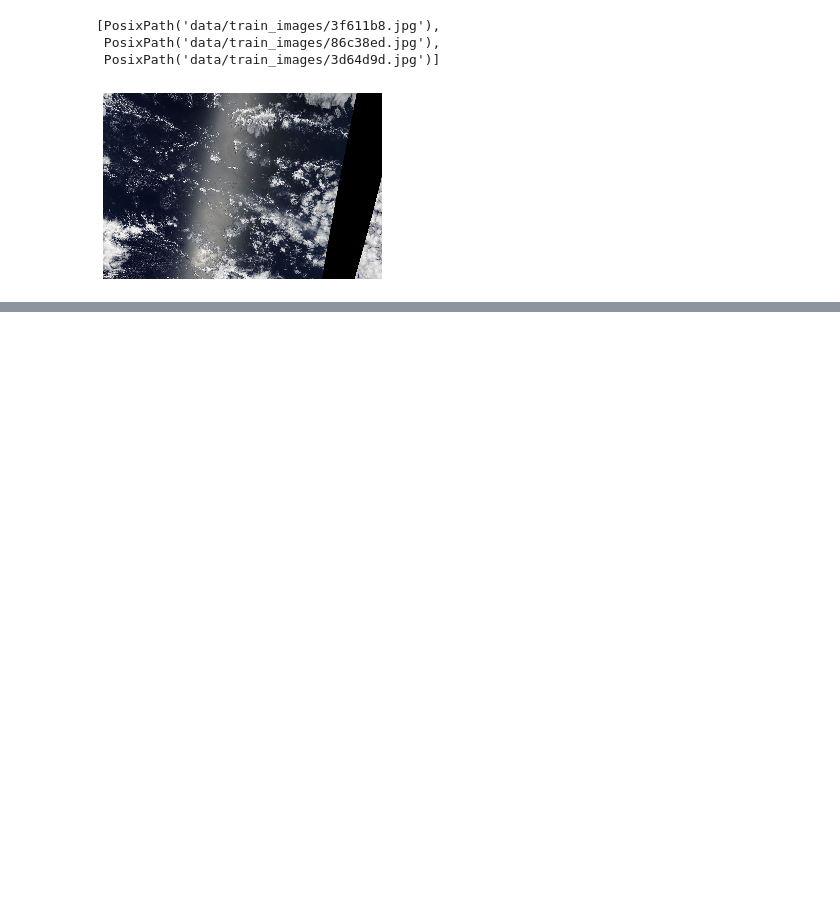
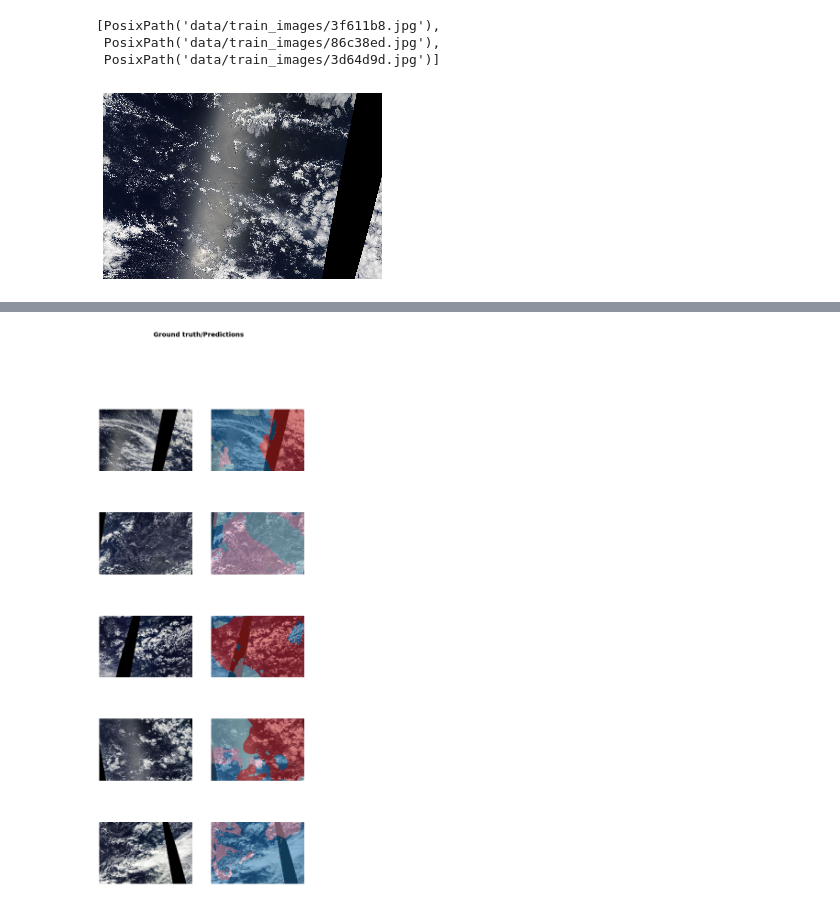
Before and after one commit to JoshVarty/KaggleClouds, a Jupyter notebook: 01_BasicModel.ipynb, the cells around one changed output, grey strips where cells are left out. Saved outputs shown, nothing was run; the diff lists cells and outputs as text; code cells hidden in the pictures; blank space fills up the shorter version.

```diff
--- a/01_BasicModel.ipynb
+++ b/01_BasicModel.ipynb
@@ -170,0 +237,4 @@ learn.fit_one_cycle(10, slice(lr), pct_start=0.9)
+# %%
+learn.show_results()
+# %% [output]
+[figure, added]
```
Also changed, not shown: parts of 24 cells of this notebook.
